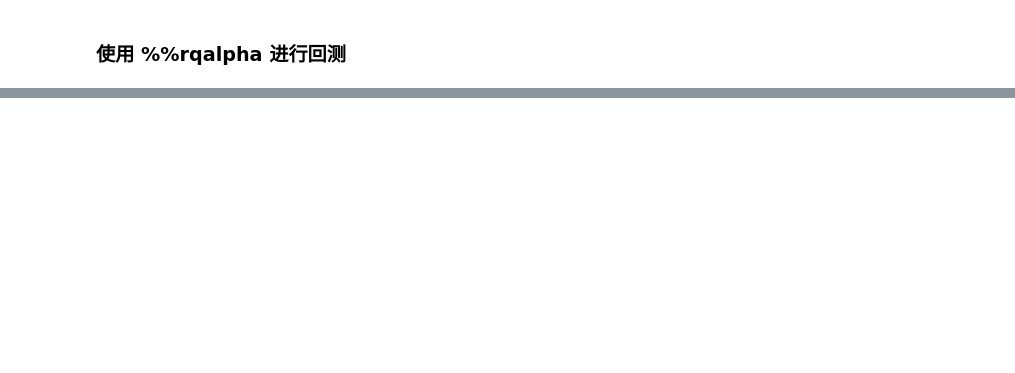
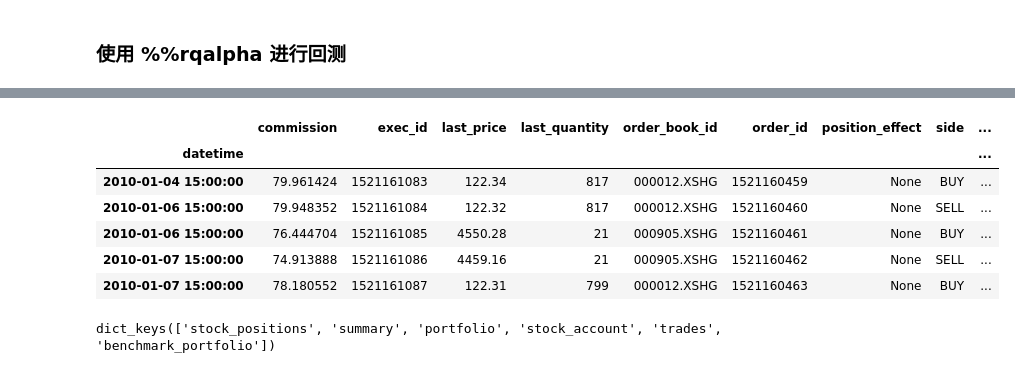
Before and after one commit to yingchi/zipline-algotrade, a Jupyter notebook: rqalpha101.ipynb, the cells around one changed output, grey strips where cells are left out. Drawn from its saved outputs; the diff is of its cells as text; code cells hidden in the pictures; blank space fills up the shorter version.

```diff
--- a/rqalpha101.ipynb
+++ b/rqalpha101.ipynb
@@ -60,0 +96,15 @@ def handle_bar(context, bar_dict):
+# %%
+report = results["sys_analyser"]
+report["trades"][:5]
+# %% [output]
+|  | commission | exec_id | last_price | last_quantity | order_book_id | order_id | position_effect | side | ... |
+| datetime |  |  |  |  |  |  |  |  | ... |
+| 2010-01-04 15:00:00 | 79.961424 | 1521161083 | 122.34 | 817 | 000012.XSHG | 1521160459 | None | BUY | ... |
+| 2010-01-06 15:00:00 | 79.948352 | 1521161084 | 122.32 | 817 | 000012.XSHG | 1521160460 | None | SELL | ... |
+| 2010-01-06 15:00:00 | 76.444704 | 1521161085 | 4550.28 | 21 | 000905.XSHG | 1521160461 | None | BUY | ... |
+| 2010-01-07 15:00:00 | 74.913888 | 1521161086 | 4459.16 | 21 | 000905.XSHG | 1521160462 | None | SELL | ... |
+| 2010-01-07 15:00:00 | 78.180552 | 1521161087 | 122.31 | 799 | 000012.XSHG | 1521160463 | None | BUY | ... |
+# %%
+report.keys()
+# %% [output]
+dict_keys(['stock_positions', 'summary', 'portfolio', 'stock_account', 'trades', 'benchmark_portfolio'])
```
Also changed, not shown: parts of 5 cells of this notebook.
